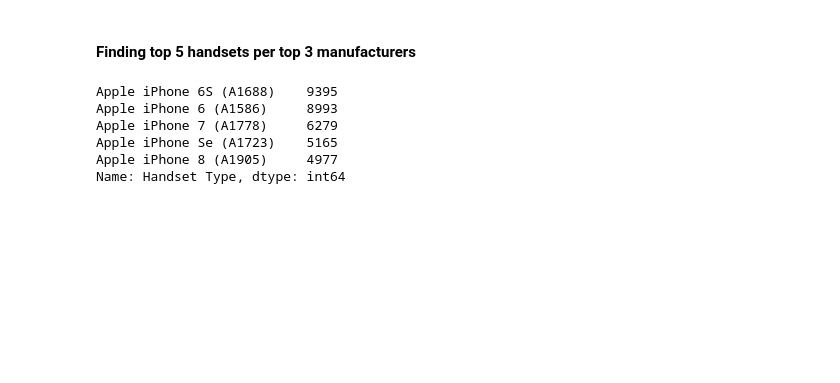
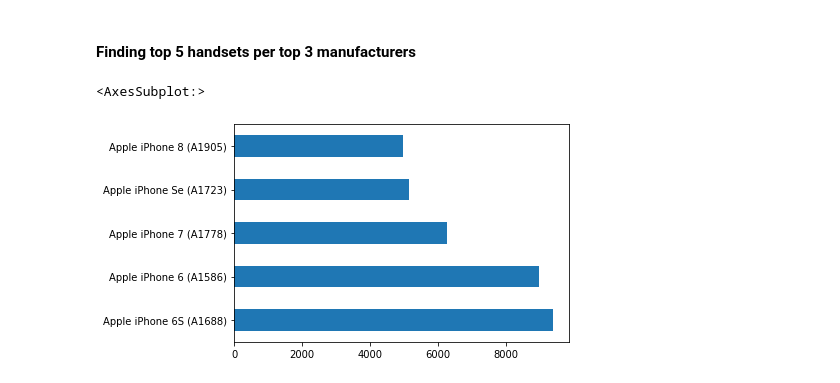
Before and after one commit to Micky373/Telecom_user_analytics, a Jupyter notebook: notebooks/user_overview_analysis.ipynb, the cells around one changed output. Cells and saved outputs as stored; diff of their text form; code cells hidden in the pictures; blank space fills up the shorter version.

```diff
--- a/notebooks/user_overview_analysis.ipynb
+++ b/notebooks/user_overview_analysis.ipynb
@@ -263,15 +252,11 @@ Name: Handset Manufacturer, dtype: int64
 # %%
 # Finding out top 5 handset for Apple company
 
 handset_manufacturer_group = data_clean.groupby(['Handset Manufacturer'])
-handset_manufacturer_group.get_group('Apple')['Handset Type'].value_counts()[0:5]
+handset_manufacturer_group.get_group('Apple')['Handset Type'].value_counts()[:5].plot(kind='barh')
 # %% [output]
-Apple iPhone 6S (A1688)    9395
-Apple iPhone 6 (A1586)     8993
-Apple iPhone 7 (A1778)     6279
-Apple iPhone Se (A1723)    5165
-Apple iPhone 8 (A1905)     4977
-Name: Handset Type, dtype: int64
+<AxesSubplot:>
+[figure, added]
 # %%
 # Finding out top 5 handset for Samsung company
 
```
Also changed, not shown: parts of 4 cells of this notebook.
